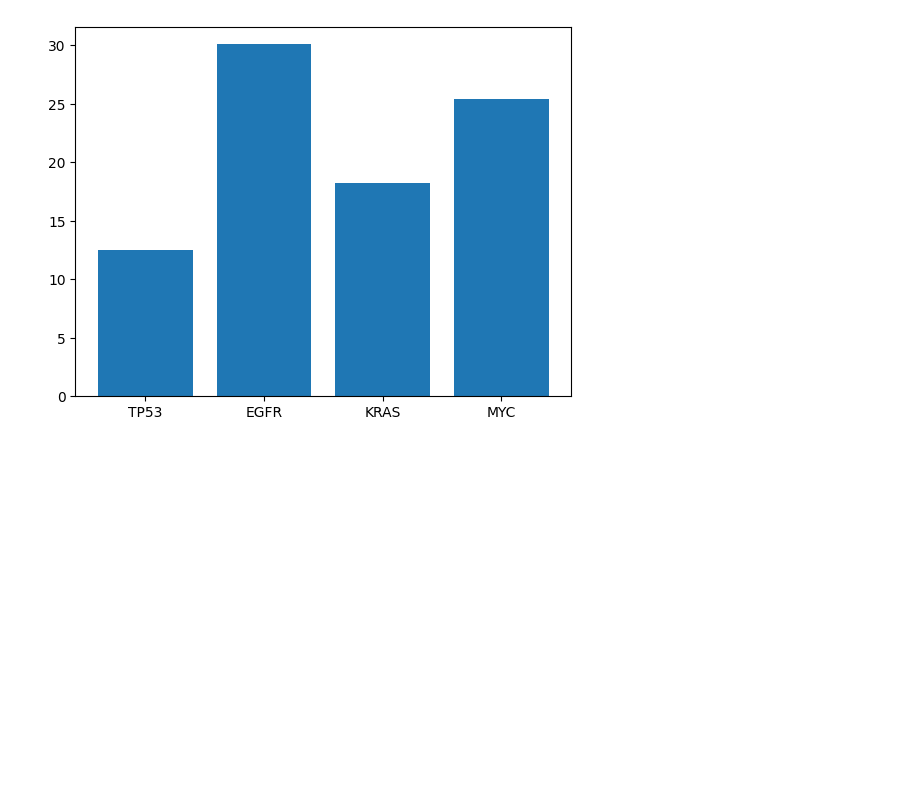
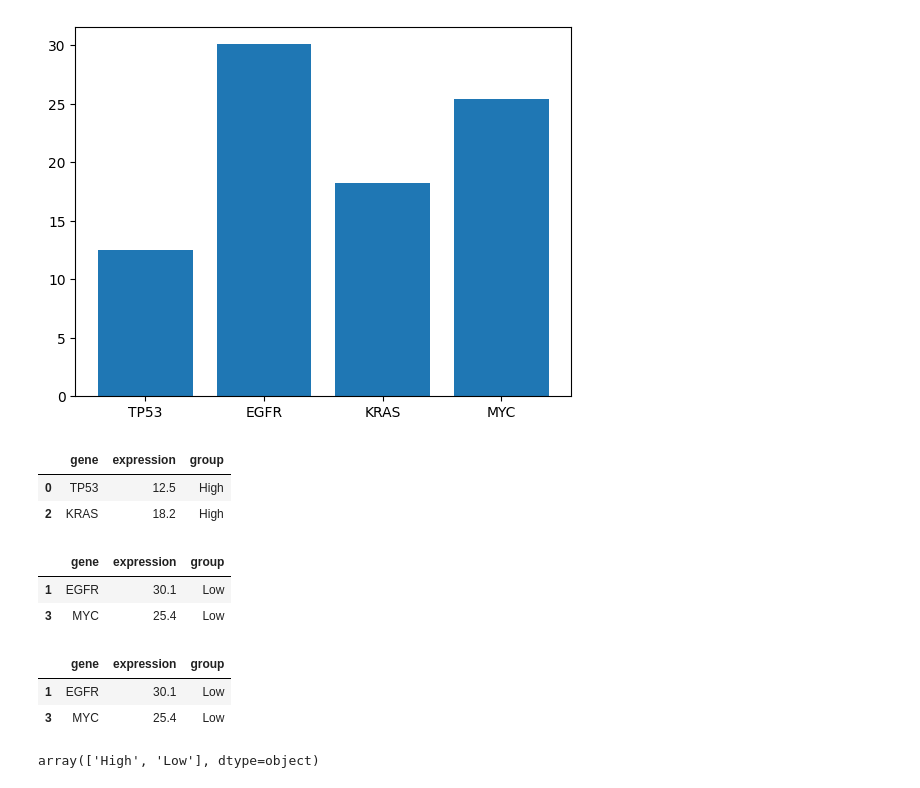
Before and after one commit to medistlabo/TCGA_Practice, a Jupyter notebook: tcga_practice_day3.ipynb, the cells around one changed output. Saved outputs shown, nothing was run; the diff lists cells and outputs as text; code cells hidden in the pictures; blank space fills up the shorter version.

```diff
--- a/tcga_practice_day3.ipynb
+++ b/tcga_practice_day3.ipynb
@@ -56,3 +56,26 @@ plt.bar(df["gene"], df["expression"])
 plt.show()
 # %% [output]
 [figure]
+# %%
+high_df = df[df["group"] == "High"]
+high_df
+# %% [output]
+|  | gene | expression | group |
+| 0 | TP53 | 12.5 | High |
+| 2 | KRAS | 18.2 | High |
+# %%
+df[df["expression"] > 20]
+# %% [output]
+|  | gene | expression | group |
+| 1 | EGFR | 30.1 | Low |
+| 3 | MYC | 25.4 | Low |
+# %%
+df[(df["expression" ] > 15) & (df["group"] == "Low")]
+# %% [output]
+|  | gene | expression | group |
+| 1 | EGFR | 30.1 | Low |
+| 3 | MYC | 25.4 | Low |
+# %%
+df["group"].unique()
+# %% [output]
+array(['High', 'Low'], dtype=object)
```
Also changed, not shown: parts of 1 cell of this notebook.
